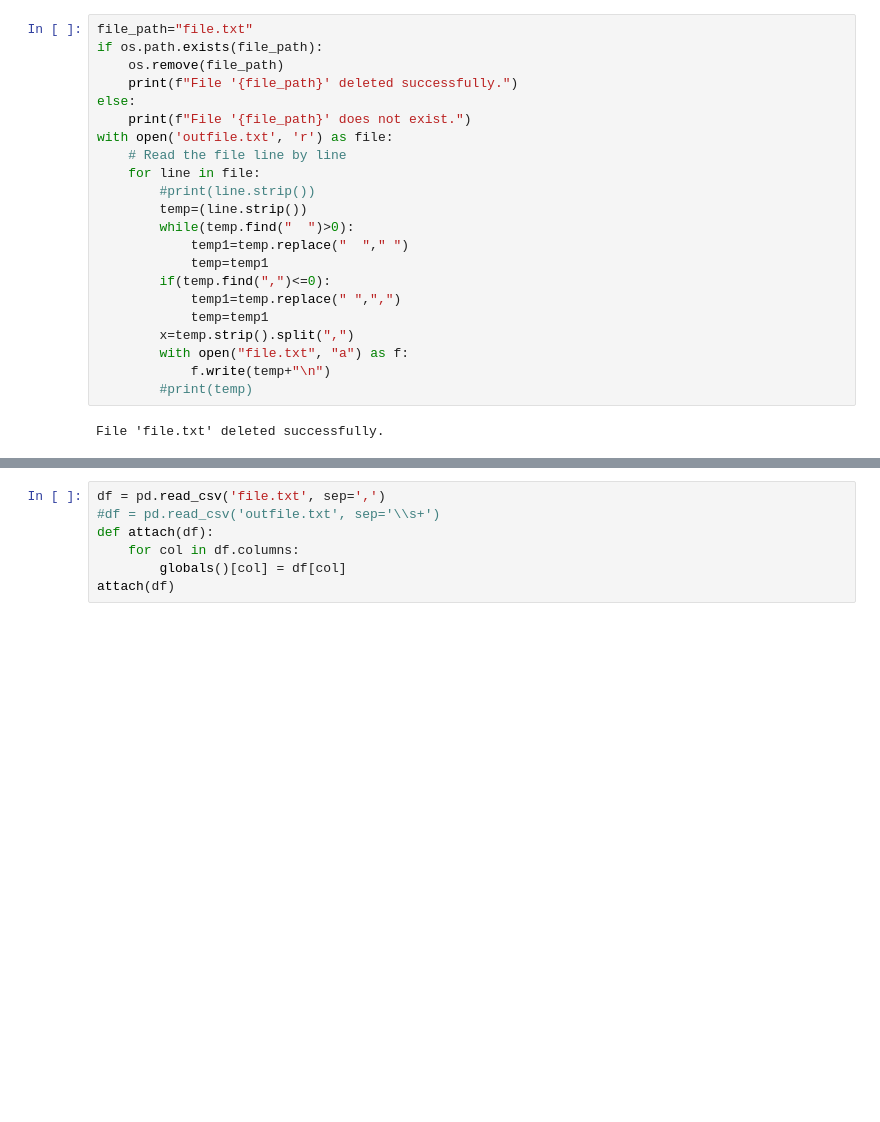
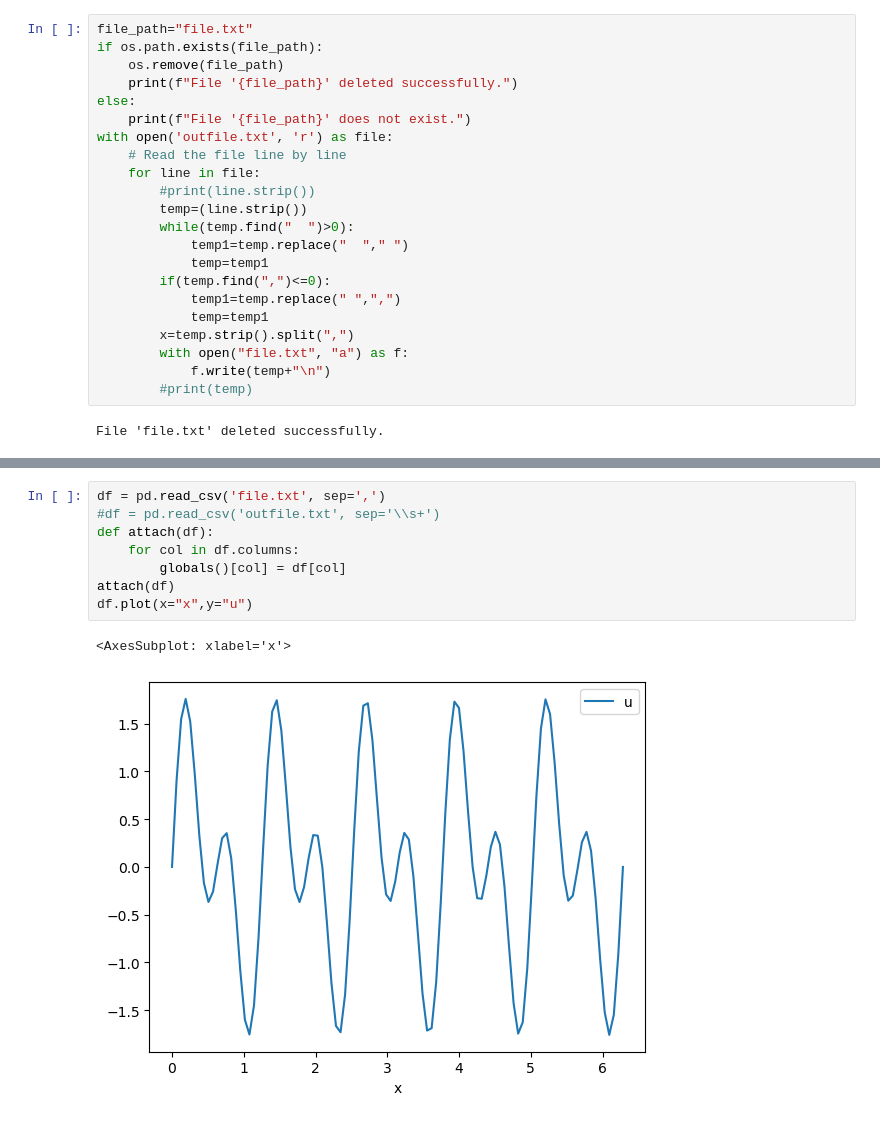
Before and after one commit to mksreed/Fortran, a Jupyter notebook: twoDplots.ipynb, the cells around one changed output, grey strips where cells are left out. Saved outputs shown, nothing was run; the diff lists cells and outputs as text; blank space fills up the shorter version.

```diff
--- a/twoDplots.ipynb
+++ b/twoDplots.ipynb
@@ -54,10 +54,14 @@ File 'file1.txt' does not exist.
 # %%
 df = pd.read_csv('file.txt', sep=',')
 #df = pd.read_csv('outfile.txt', sep='\\s+')
 def attach(df):
     for col in df.columns:
         globals()[col] = df[col]
 attach(df)
+df.plot(x="x",y="u")
+# %% [output]
+<AxesSubplot: xlabel='x'>
+[figure, added]
 # %%
 df1 = pd.read_csv('file1.txt', sep=',')
 df1.plot(x="x", y=["u", "uf"],kind="line", figsize=(10, 10))
```
Also changed, not shown: parts of 5 cells of this notebook, 1 other file.
